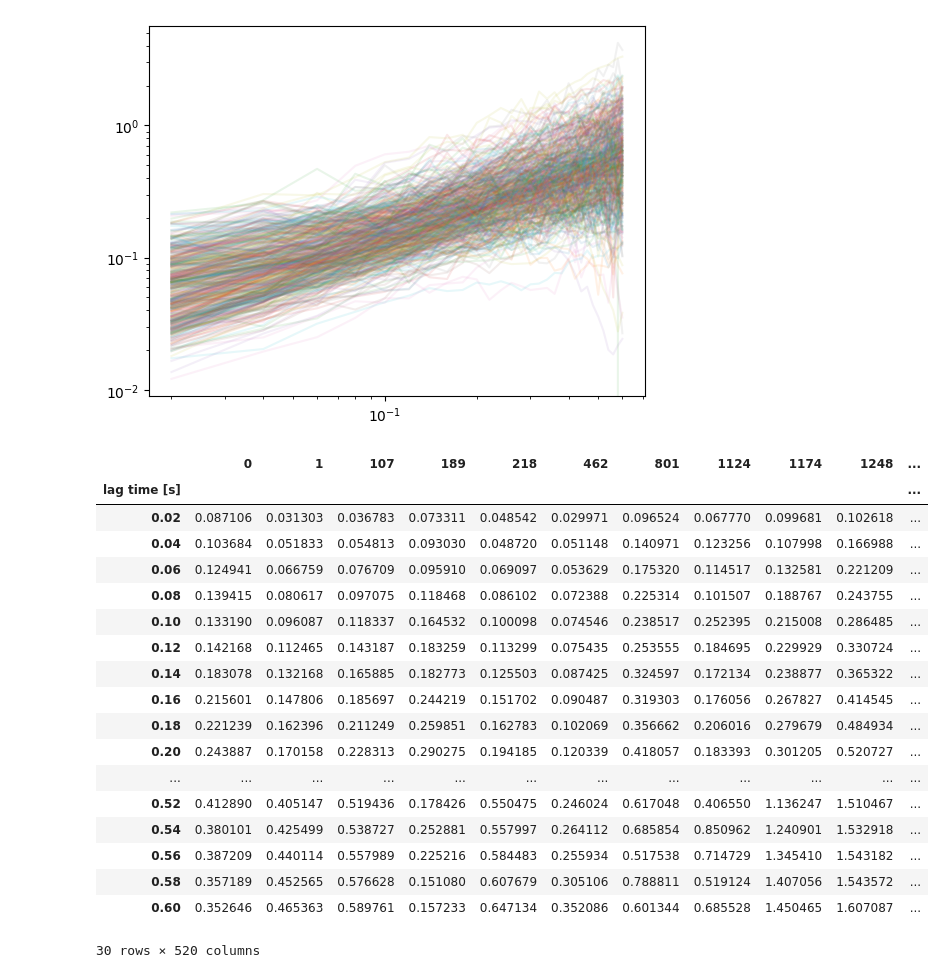
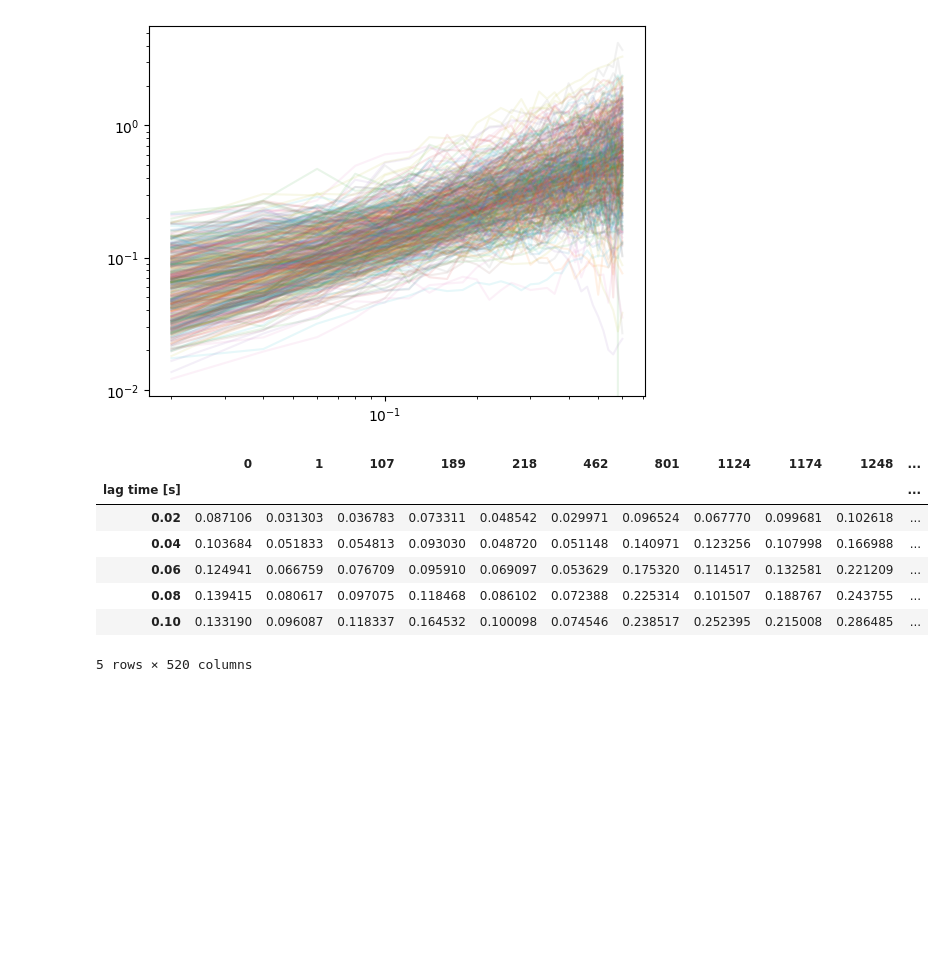
Before and after one commit to HimanshuSingh-all/good-mini-codes, a Jupyter notebook: beta_please.ipynb, the cells around one changed output. Drawn from its saved outputs; the diff is of its cells as text; code cells hidden in the pictures; blank space fills up the shorter version.

```diff
--- a/beta_please.ipynb
+++ b/beta_please.ipynb
@@ -93,25 +96,14 @@ plt.yscale('log')
 # %% [output]
 [figure]
 # %%
-msd
+msd.head()
 # %% [output]
 |  | 0 | 1 | 107 | 189 | 218 | 462 | 801 | 1124 | 1174 | 1248 | ... |
 | lag time [s] |  |  |  |  |  |  |  |  |  |  | ... |
 | 0.02 | 0.087106 | 0.031303 | 0.036783 | 0.073311 | 0.048542 | 0.029971 | 0.096524 | 0.067770 | 0.099681 | 0.102618 | ... |
 | 0.04 | 0.103684 | 0.051833 | 0.054813 | 0.093030 | 0.048720 | 0.051148 | 0.140971 | 0.123256 | 0.107998 | 0.166988 | ... |
 | 0.06 | 0.124941 | 0.066759 | 0.076709 | 0.095910 | 0.069097 | 0.053629 | 0.175320 | 0.114517 | 0.132581 | 0.221209 | ... |
 | 0.08 | 0.139415 | 0.080617 | 0.097075 | 0.118468 | 0.086102 | 0.072388 | 0.225314 | 0.101507 | 0.188767 | 0.243755 | ... |
 | 0.10 | 0.133190 | 0.096087 | 0.118337 | 0.164532 | 0.100098 | 0.074546 | 0.238517 | 0.252395 | 0.215008 | 0.286485 | ... |
-| 0.12 | 0.142168 | 0.112465 | 0.143187 | 0.183259 | 0.113299 | 0.075435 | 0.253555 | 0.184695 | 0.229929 | 0.330724 | ... |
-| 0.14 | 0.183078 | 0.132168 | 0.165885 | 0.182773 | 0.125503 | 0.087425 | 0.324597 | 0.172134 | 0.238877 | 0.365322 | ... |
-| 0.16 | 0.215601 | 0.147806 | 0.185697 | 0.244219 | 0.151702 | 0.090487 | 0.319303 | 0.176056 | 0.267827 | 0.414545 | ... |
-| 0.18 | 0.221239 | 0.162396 | 0.211249 | 0.259851 | 0.162783 | 0.102069 | 0.356662 | 0.206016 | 0.279679 | 0.484934 | ... |
-| 0.20 | 0.243887 | 0.170158 | 0.228313 | 0.290275 | 0.194185 | 0.120339 | 0.418057 | 0.183393 | 0.301205 | 0.520727 | ... |
-| ... | ... | ... | ... | ... | ... | ... | ... | ... | ... | ... | ... |
-| 0.52 | 0.412890 | 0.405147 | 0.519436 | 0.178426 | 0.550475 | 0.246024 | 0.617048 | 0.406550 | 1.136247 | 1.510467 | ... |
-| 0.54 | 0.380101 | 0.425499 | 0.538727 | 0.252881 | 0.557997 | 0.264112 | 0.685854 | 0.850962 | 1.240901 | 1.532918 | ... |
-| 0.56 | 0.387209 | 0.440114 | 0.557989 | 0.225216 | 0.584483 | 0.255934 | 0.517538 | 0.714729 | 1.345410 | 1.543182 | ... |
-| 0.58 | 0.357189 | 0.452565 | 0.576628 | 0.151080 | 0.607679 | 0.305106 | 0.788811 | 0.519124 | 1.407056 | 1.543572 | ... |
-| 0.60 | 0.352646 | 0.465363 | 0.589761 | 0.157233 | 0.647134 | 0.352086 | 0.601344 | 0.685528 | 1.450465 | 1.607087 | ... |
-30 rows × 520 columns
+5 rows × 520 columns
 # %%
```
Also changed, not shown: parts of 2 cells of this notebook.
